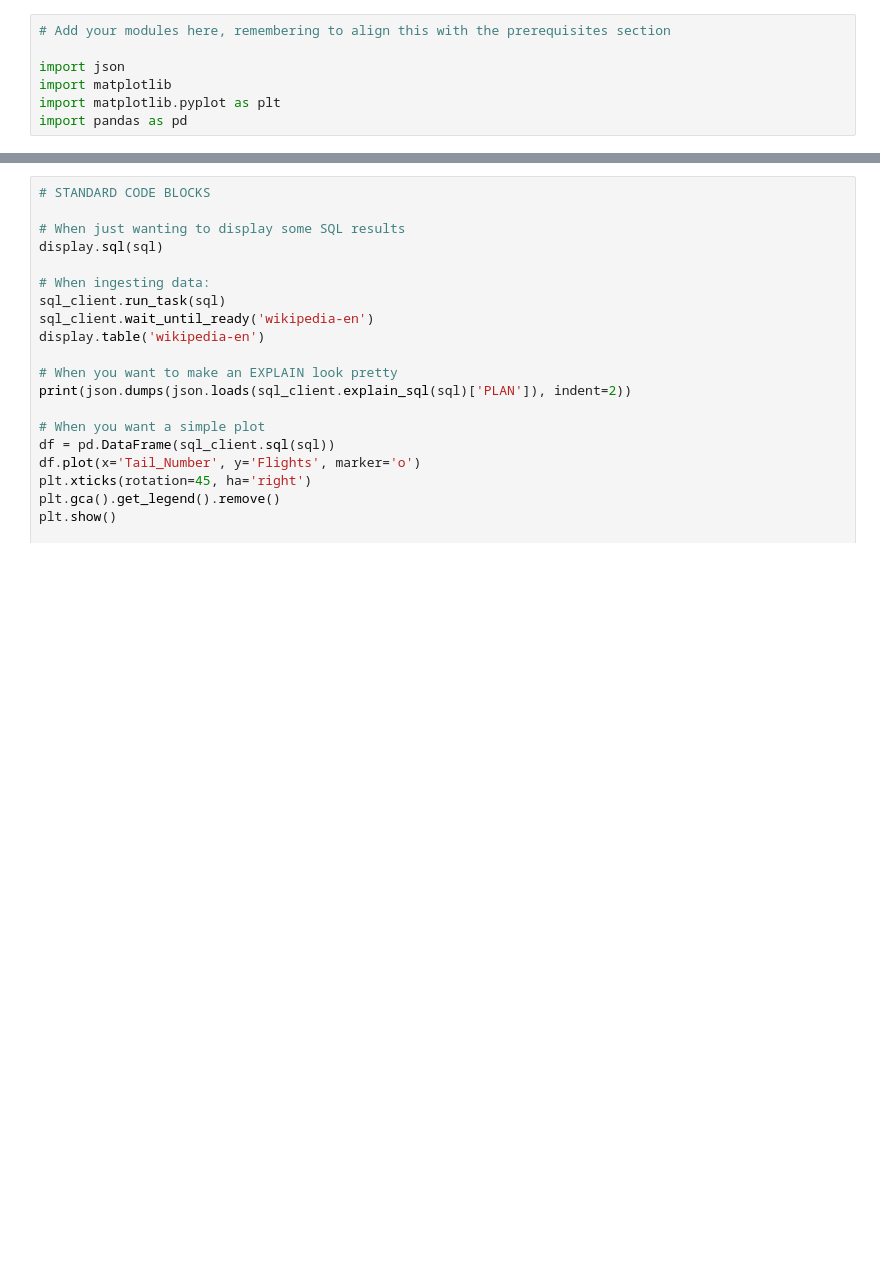
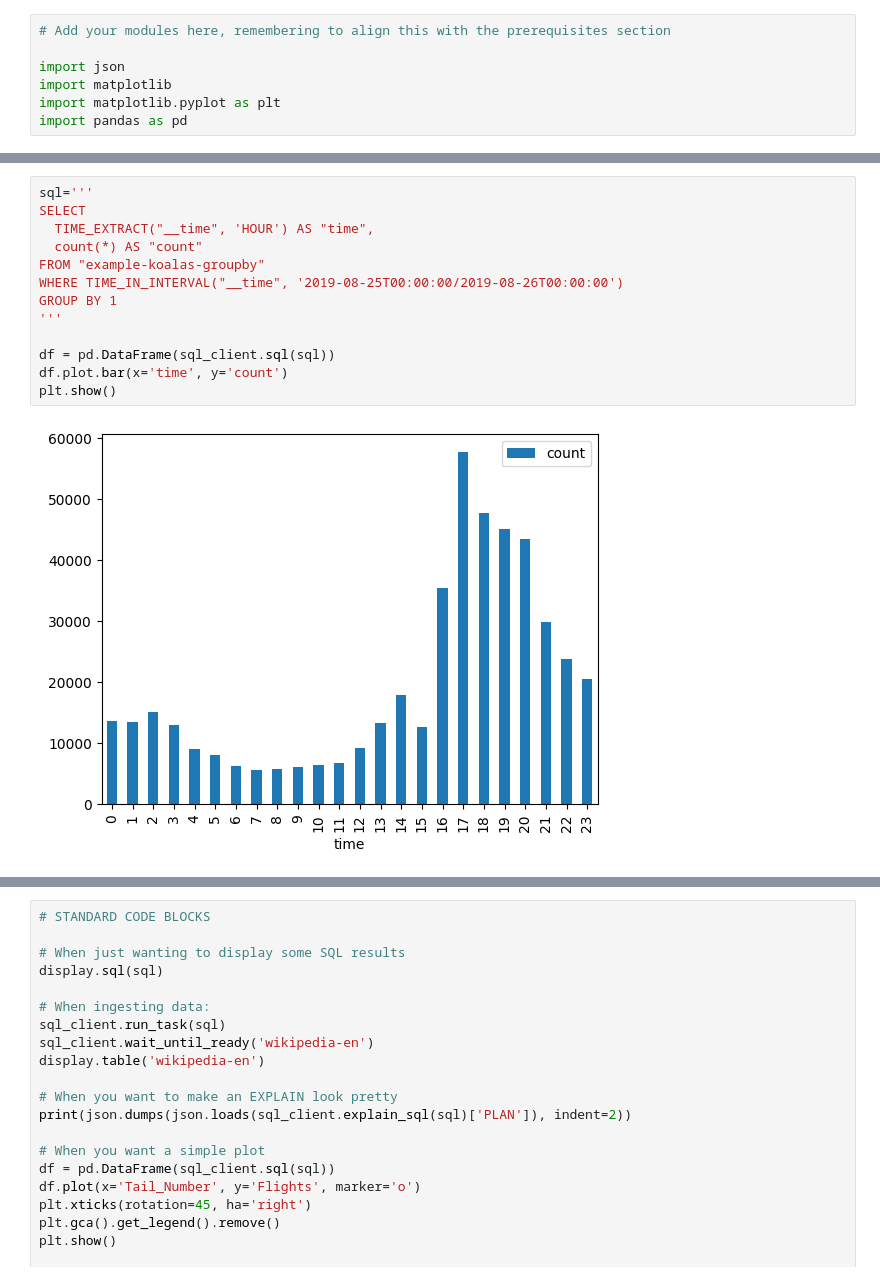
Before and after one commit to implydata/learn-druid, a Jupyter notebook: notebooks/03-query/03-groupby.ipynb, the cells around one changed output, grey strips where cells are left out. Cells and saved outputs as stored; diff of their text form; blank space fills up the shorter version.

Commit message:
Update 03-groupby.ipynb
Added functions and filters.

```diff
--- a/notebooks/03-query/03-groupby.ipynb
+++ b/notebooks/03-query/03-groupby.ipynb
@@ -129,0 +269,15 @@ import pandas as pd
+# %%
+sql='''
+SELECT
+  TIME_EXTRACT("__time", 'HOUR') AS "time",
+  count(*) AS "count"
+FROM "example-koalas-groupby"
+WHERE TIME_IN_INTERVAL("__time", '2019-08-25T00:00:00/2019-08-26T00:00:00')
+GROUP BY 1
+'''
+
+df = pd.DataFrame(sql_client.sql(sql))
+df.plot.bar(x='time', y='count')
+plt.show()
+# %% [output]
+[figure, added]
```
Also changed, not shown: parts of 28 cells of this notebook.
